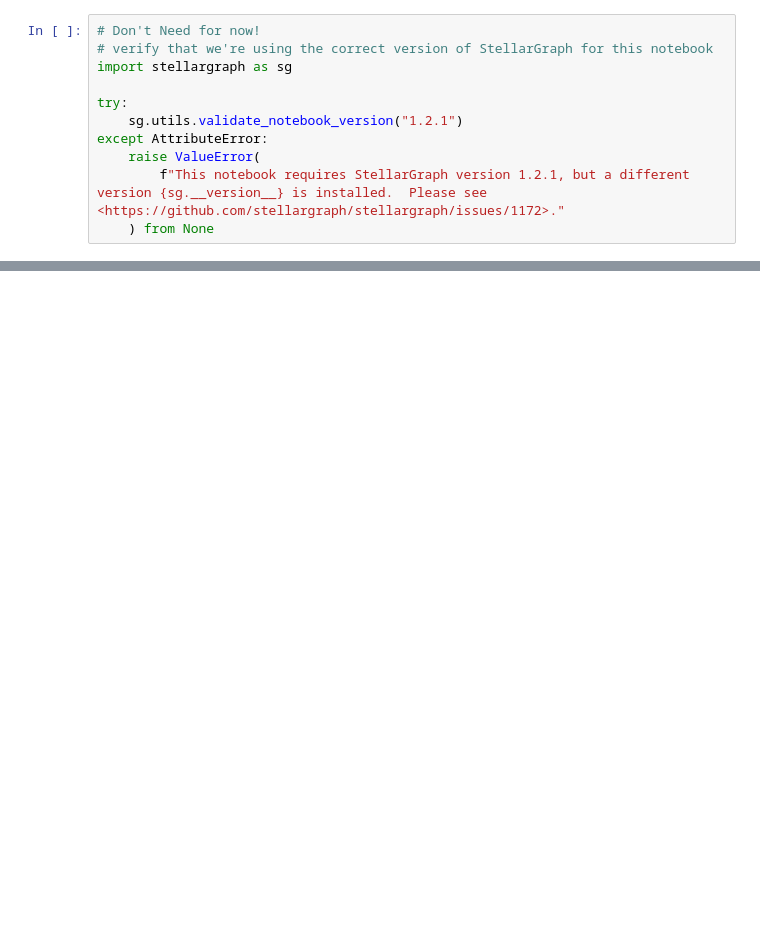
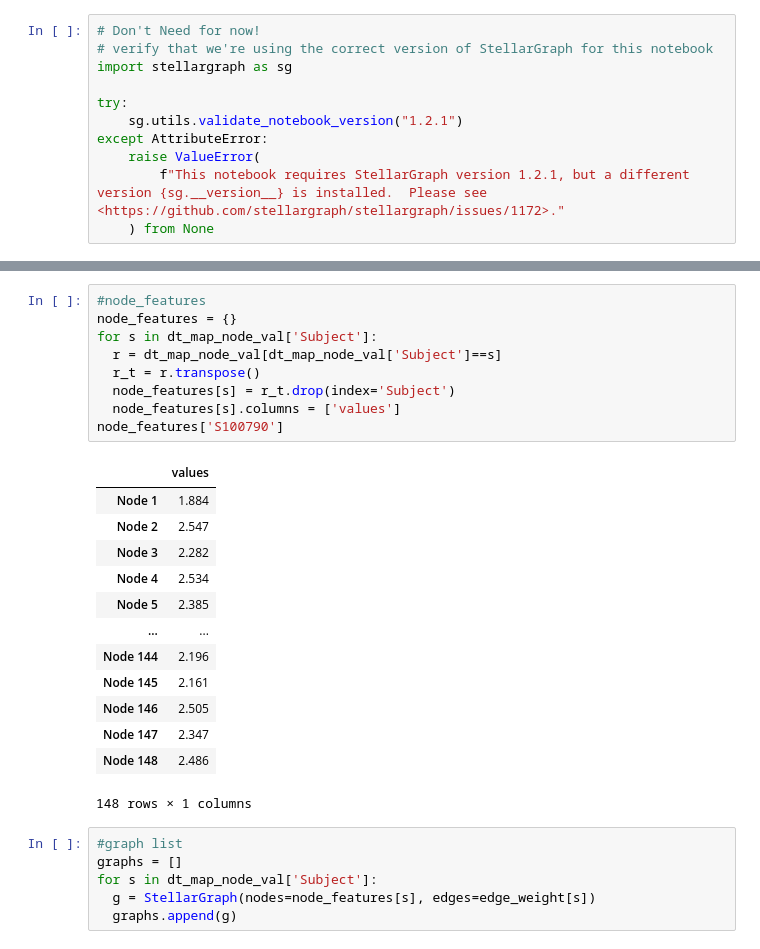
Before and after one commit to seungjoo612/brain-graph-classification, a Jupyter notebook: data_processing.ipynb, the cells around one changed output, grey strips where cells are left out. Cells and saved outputs as stored; diff of their text form; blank space fills up the shorter version.

```diff
--- a/data_processing.ipynb
+++ b/data_processing.ipynb
@@ -125,0 +124,29 @@ dTS
+# %%
+#node_features
+node_features = {}
+for s in dt_map_node_val['Subject']:
+  r = dt_map_node_val[dt_map_node_val['Subject']==s]
+  r_t = r.transpose()
+  node_features[s] = r_t.drop(index='Subject')
+  node_features[s].columns = ['values']
+node_features['S100790']
+# %% [output]
+|  | values |
+| Node 1 | 1.884 |
+| Node 2 | 2.547 |
+| Node 3 | 2.282 |
+| Node 4 | 2.534 |
+| Node 5 | 2.385 |
+| ... | ... |
+| Node 144 | 2.196 |
+| Node 145 | 2.161 |
+| Node 146 | 2.505 |
+| Node 147 | 2.347 |
+| Node 148 | 2.486 |
+148 rows × 1 columns
+# %%
+#graph list
+graphs = []
+for s in dt_map_node_val['Subject']:
+  g = StellarGraph(nodes=node_features[s], edges=edge_weight[s])
+  graphs.append(g)
```
Also changed, not shown: parts of 29 cells of this notebook.
